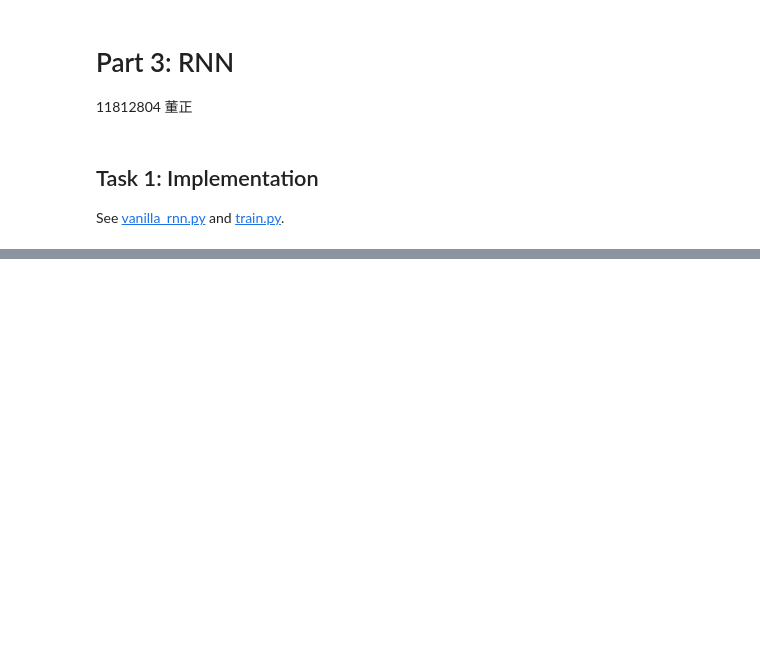
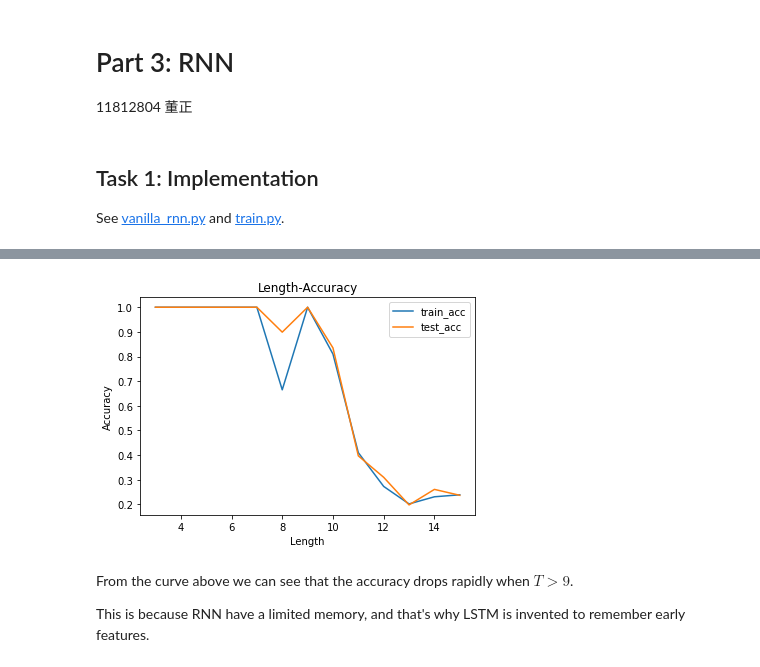
Before and after one commit to XDZhelheim/CS324-DeepLearning-Lab, a Jupyter notebook: Assignment2/Part3/part3.ipynb, the cells around one changed output, grey strips where cells are left out. Drawn from its saved outputs; the diff is of its cells as text; code cells hidden in the pictures; blank space fills up the shorter version.

```diff
--- a/Assignment2/Part3/part3.ipynb
+++ b/Assignment2/Part3/part3.ipynb
@@ -50,0 +297,19 @@ optional arguments:
+# %%
+import matplotlib.pyplot as plt
+
+train_acc_list = [1, 1, 1, 1, 1, 0.665, 1, 0.81, 0.41, 0.273, 0.202, 0.231, 0.239]
+test_acc_list = [1, 1, 1, 1, 1, 0.899, 1, 0.835, 0.397, 0.310, 0.198, 0.261, 0.237]
+
+plt.plot(range(3, 16), train_acc_list, "-", label="train_acc")
+plt.plot(range(3, 16), test_acc_list, "-", label="test_acc")
+plt.title("Length-Accuracy")
+plt.xlabel("Length")
+plt.ylabel("Accuracy")
+plt.legend()
+plt.show()
+# %% [output]
+[figure, added]
+# %% [markdown]
+From the curve above we can see that the accuracy drops rapidly when $T>9$.
+
+This is because RNN have a limited memory, and that's why LSTM is invented to remember early features.
```
Also changed, not shown: parts of 17 cells of this notebook, 1 other file.
